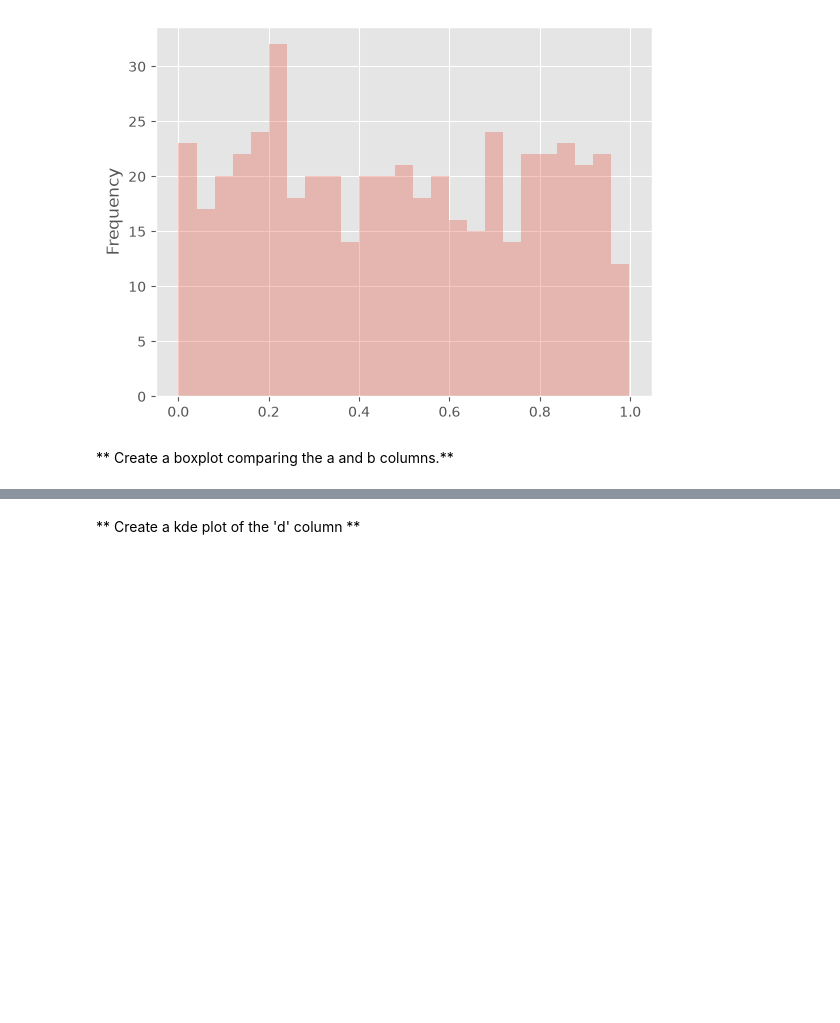
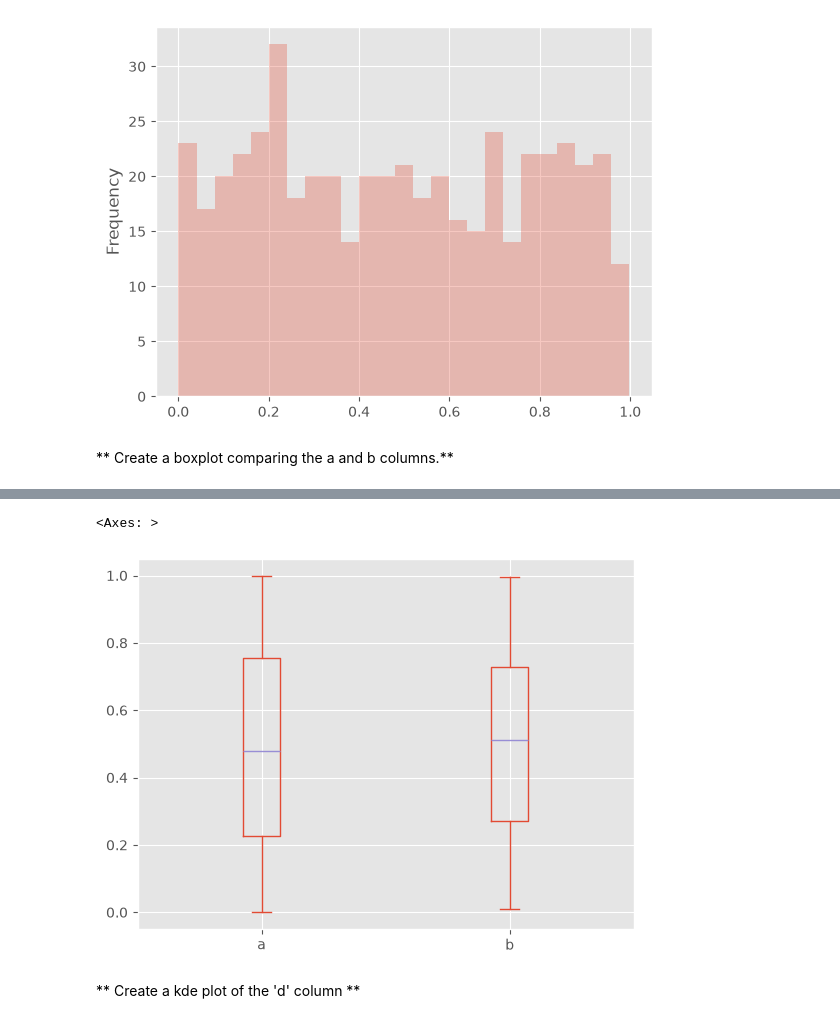
Before and after one commit to CyberWol-12/Machine_Learning_with_Python, a Jupyter notebook: machile_learning_basic to advance/Refactored_Py_DS_ML_Bootcamp-master/07-Pandas-Built-in-Data-Viz/02-Pandas Data Visualization Exercise.ipynb, the cells around one changed output, grey strips where cells are left out. Saved outputs shown, nothing was run; the diff lists cells and outputs as text; code cells hidden in the pictures; blank space fills up the shorter version.

Commit message:
are plot

```diff
--- a/machile_learning_basic to advance/Refactored_Py_DS_ML_Bootcamp-master/07-Pandas-Built-in-Data-Viz/02-Pandas Data Visualization Exercise.ipynb
+++ b/machile_learning_basic to advance/Refactored_Py_DS_ML_Bootcamp-master/07-Pandas-Built-in-Data-Viz/02-Pandas Data Visualization Exercise.ipynb
@@ -66,2 +62,7 @@ df3['a'].plot.hist(alpha = 0.3,bins = 25)
+# %%
+df3[['a','b']].plot.box()
+# %% [output]
+<Axes: >
+[figure, added]
 # %% [markdown]
 ** Create a kde plot of the 'd' column **
```
Also changed, not shown: parts of 9 cells of this notebook.
